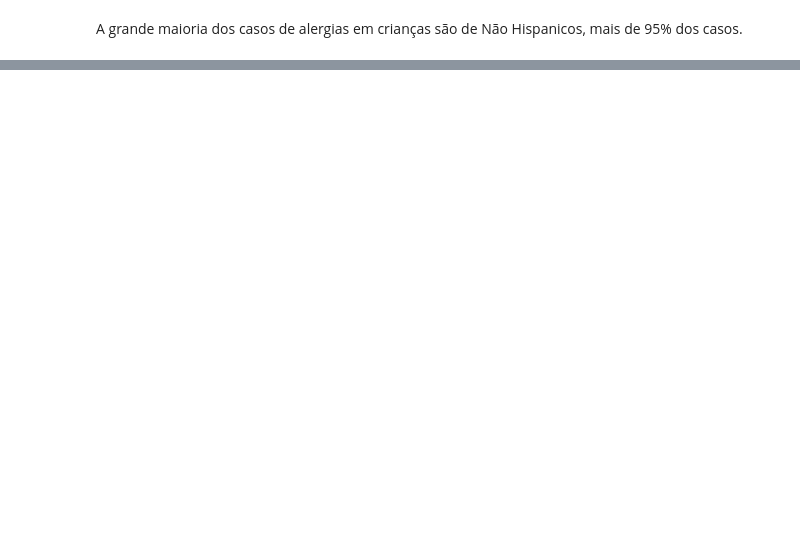
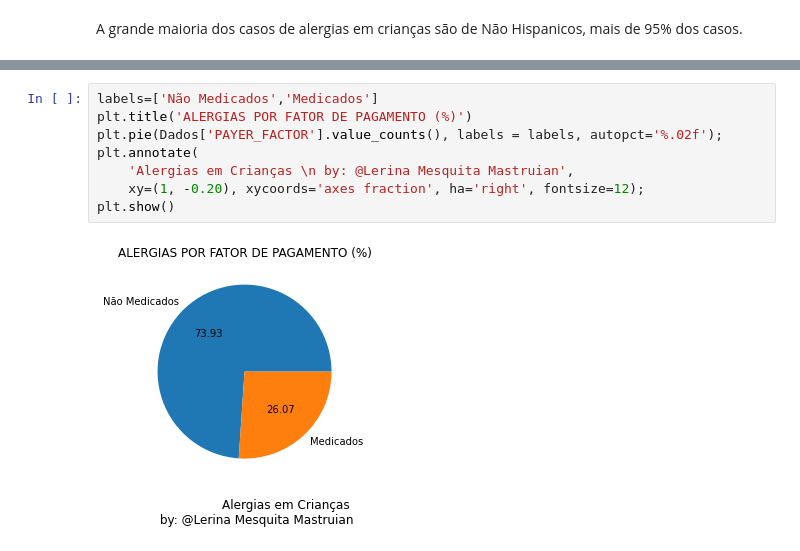
Before and after one commit to LerinaMM/childhood_allergies, a Jupyter notebook: Childhood_Allergies.ipynb, the cells around one changed output, grey strips where cells are left out. Saved outputs shown, nothing was run; the diff lists cells and outputs as text; blank space fills up the shorter version.

```diff
--- a/Childhood_Allergies.ipynb
+++ b/Childhood_Allergies.ipynb
@@ -236,0 +245,10 @@ A grande maioria dos casos de alergias em crianças são de Não Hispanicos, mai
+# %%
+labels=['Não Medicados','Medicados']
+plt.title('ALERGIAS POR FATOR DE PAGAMENTO (%)')
+plt.pie(Dados['PAYER_FACTOR'].value_counts(), labels = labels, autopct='%.02f');
+plt.annotate(
+    'Alergias em Crianças \n by: @Lerina Mesquita Mastruian',
+    xy=(1, -0.20), xycoords='axes fraction', ha='right', fontsize=12);
+plt.show()
+# %% [output]
+[figure, added]
```
Also changed, not shown: parts of 10 cells of this notebook.
